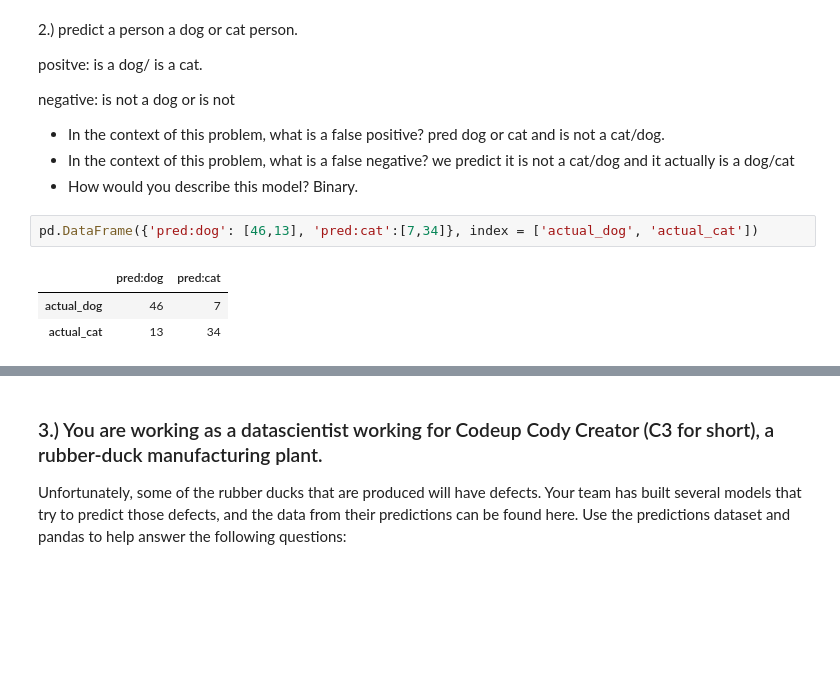
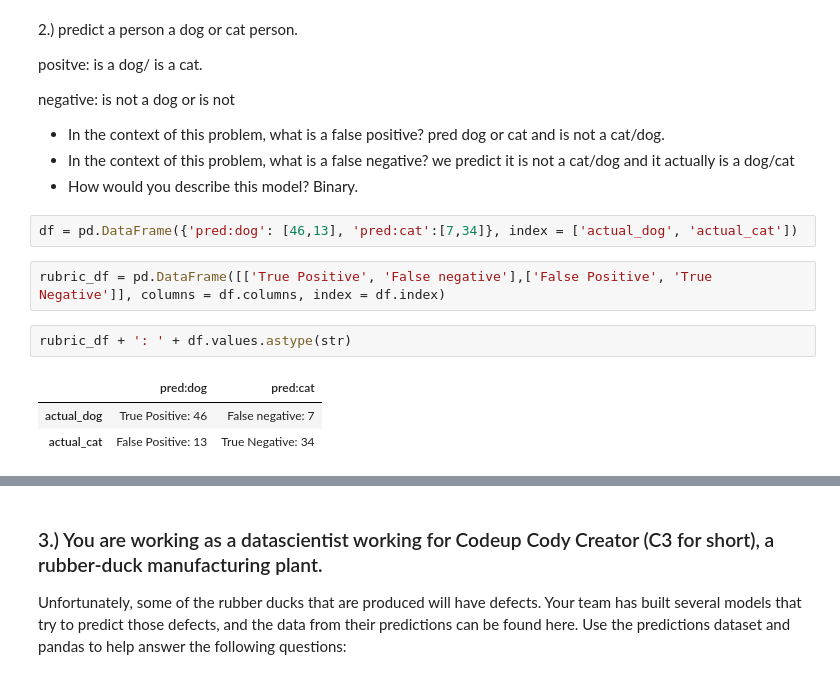
Before and after one commit to RobLMurphy92/classification-exercises, a Jupyter notebook: model_evaluation.ipynb, the cells around one changed output, grey strips where cells are left out. Drawn from its saved outputs; the diff is of its cells as text; blank space fills up the shorter version.

```diff
--- a/model_evaluation.ipynb
+++ b/model_evaluation.ipynb
@@ -20,8 +24,12 @@ negative: is not a dog or is not
 - In the context of this problem, what is a false negative? we predict it is not a cat/dog and it actually is a dog/cat
 - How would you describe this model? Binary.
 # %%
-pd.DataFrame({'pred:dog': [46,13], 'pred:cat':[7,34]}, index = ['actual_dog', 'actual_cat'])
+df = pd.DataFrame({'pred:dog': [46,13], 'pred:cat':[7,34]}, index = ['actual_dog', 'actual_cat'])
-# %% [output]
-|  | pred:dog | pred:cat |
-| actual_dog | 46 | 7 |
-| actual_cat | 13 | 34 |
+# %%
+rubric_df = pd.DataFrame([['True Positive', 'False negative'],['False Positive', 'True Negative']], columns = df.columns, index = df.index)
+# %%
+rubric_df + ': ' + df.values.astype(str)
+# %% [output]
+|  | pred:dog | pred:cat |
+| actual_dog | True Positive: 46 | False negative: 7 |
+| actual_cat | False Positive: 13 | True Negative: 34 |
```
Also changed, not shown: parts of 7 cells of this notebook.
